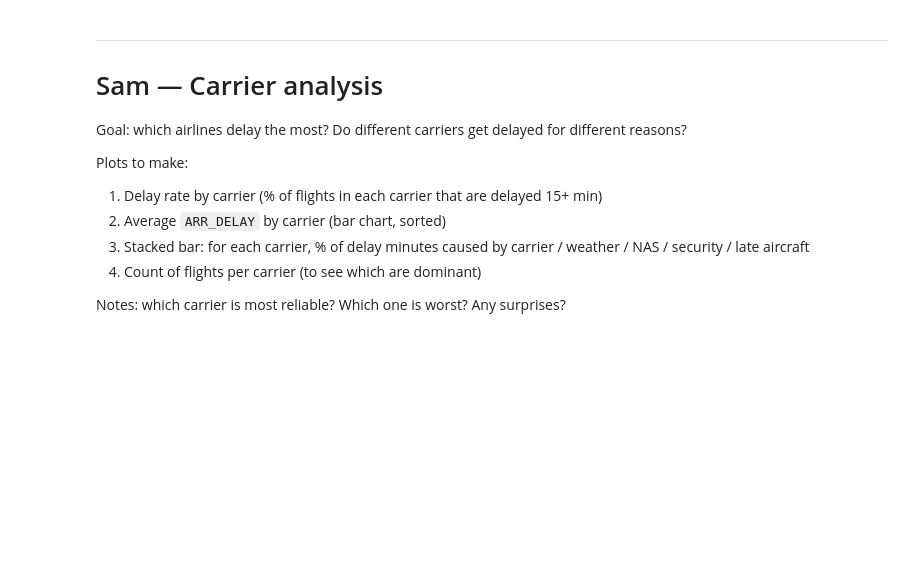
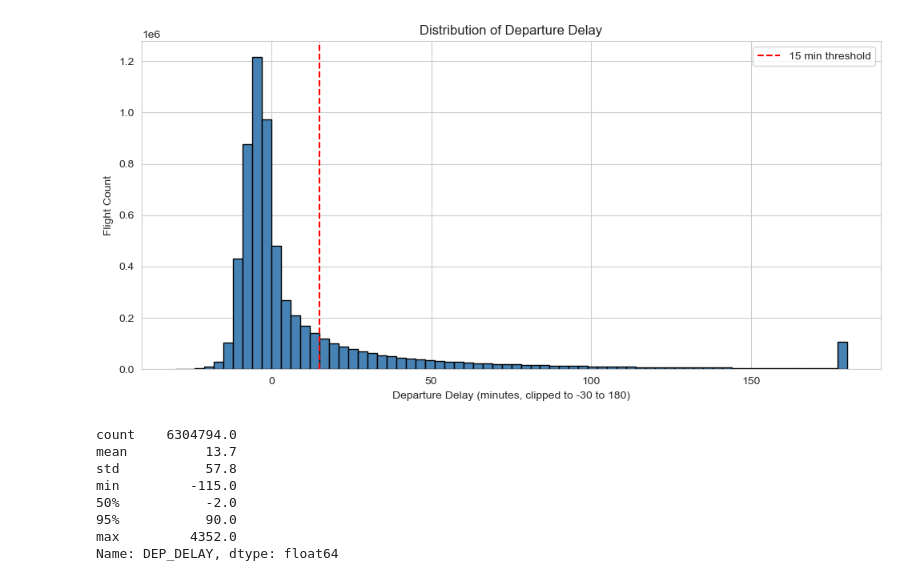
Before and after one commit to dennisous/STT811-Project, a Jupyter notebook: eda.ipynb, the cells around one changed output. Saved outputs shown, nothing was run; the diff lists cells and outputs as text; code cells hidden in the pictures; blank space fills up the shorter version.

```diff
--- a/eda.ipynb
+++ b/eda.ipynb
@@ -61,15 +106,24 @@ Notes: flag the class imbalance, mention if any class is so rare we might want t
 # %%
-# TODO (Aryan): histogram + boxplot of ARR_DELAY
+# Histogram of DEP_DELAY — clipped to -30 to 180 min for outliers
+clipped = df["DEP_DELAY"].clip(-30, 180)
+plt.figure(figsize=(10, 5))
+plt.hist(clipped, bins=70, color="steelblue", edgecolor="black")
+plt.axvline(15, color="red", linestyle="--", label="15 min threshold")
+plt.xlabel("Departure Delay (minutes, clipped to -30 to 180)")
+plt.ylabel("Flight Count")
+plt.title("Distribution of Departure Delay")
+plt.legend()
+plt.tight_layout()
+plt.show()
+
+print(df["DEP_DELAY"].describe(percentiles=[0.5, 0.95]).round(1))
+# %% [output]
+[figure, added]
+count    6304794.0
+mean          13.7
+std           57.8
+min         -115.0
+50%           -2.0
+95%           90.0
+max         4352.0
+Name: DEP_DELAY, dtype: float64
-# %% [markdown]
----
-# Sam — Carrier analysis
-
-Goal: which airlines delay the most? Do different carriers get delayed for different reasons?
-
-Plots to make:
-1. Delay rate by carrier (% of flights in each carrier that are delayed 15+ min)
-2. Average `ARR_DELAY` by carrier (bar chart, sorted)
-3. Stacked bar: for each carrier, % of delay minutes caused by carrier / weather / NAS / security / late aircraft
-4. Count of flights per carrier (to see which are dominant)
-
-Notes: which carrier is most reliable? Which one is worst? Any surprises?
```
Also changed, not shown: parts of 23 cells of this notebook.
